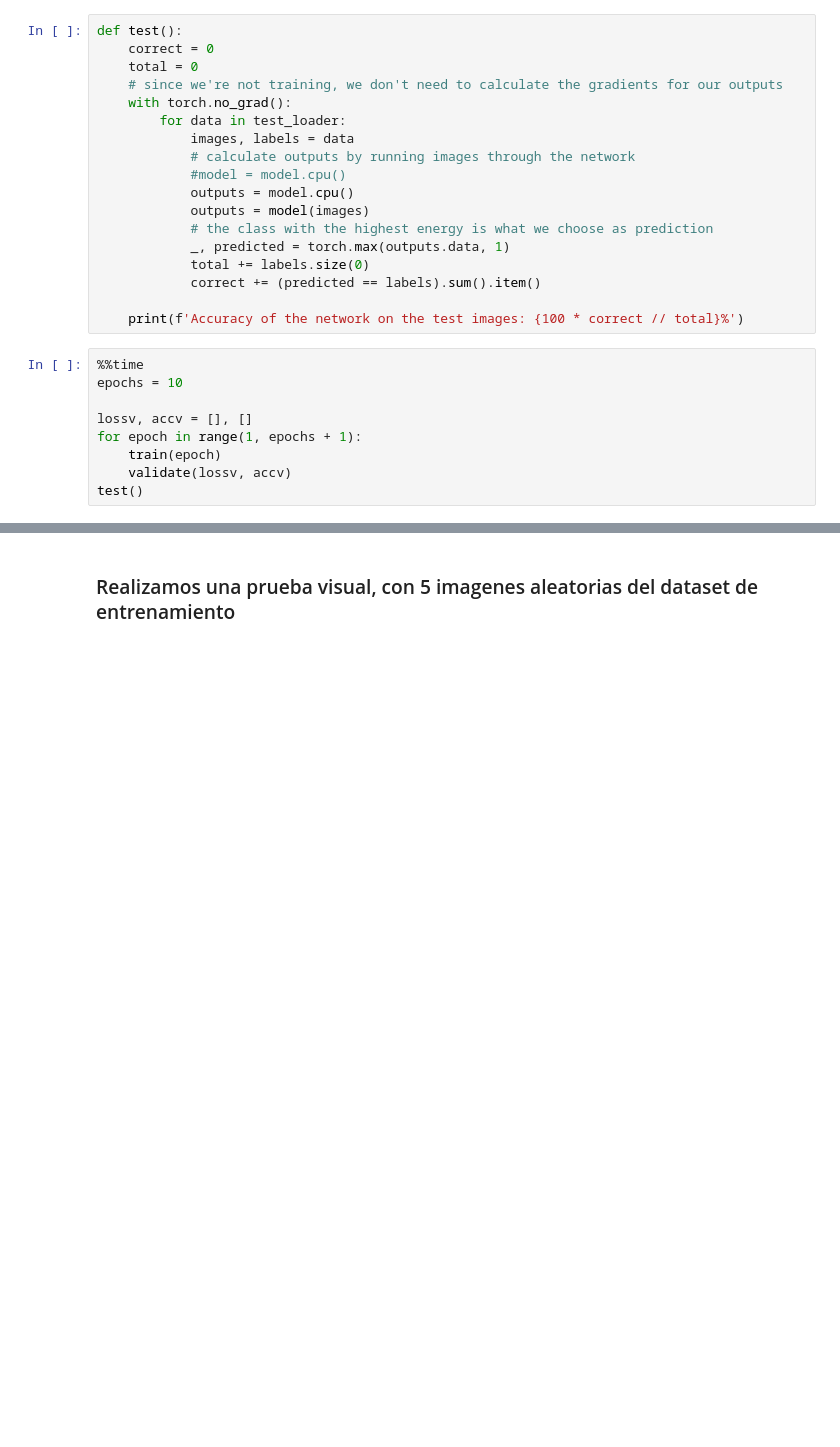
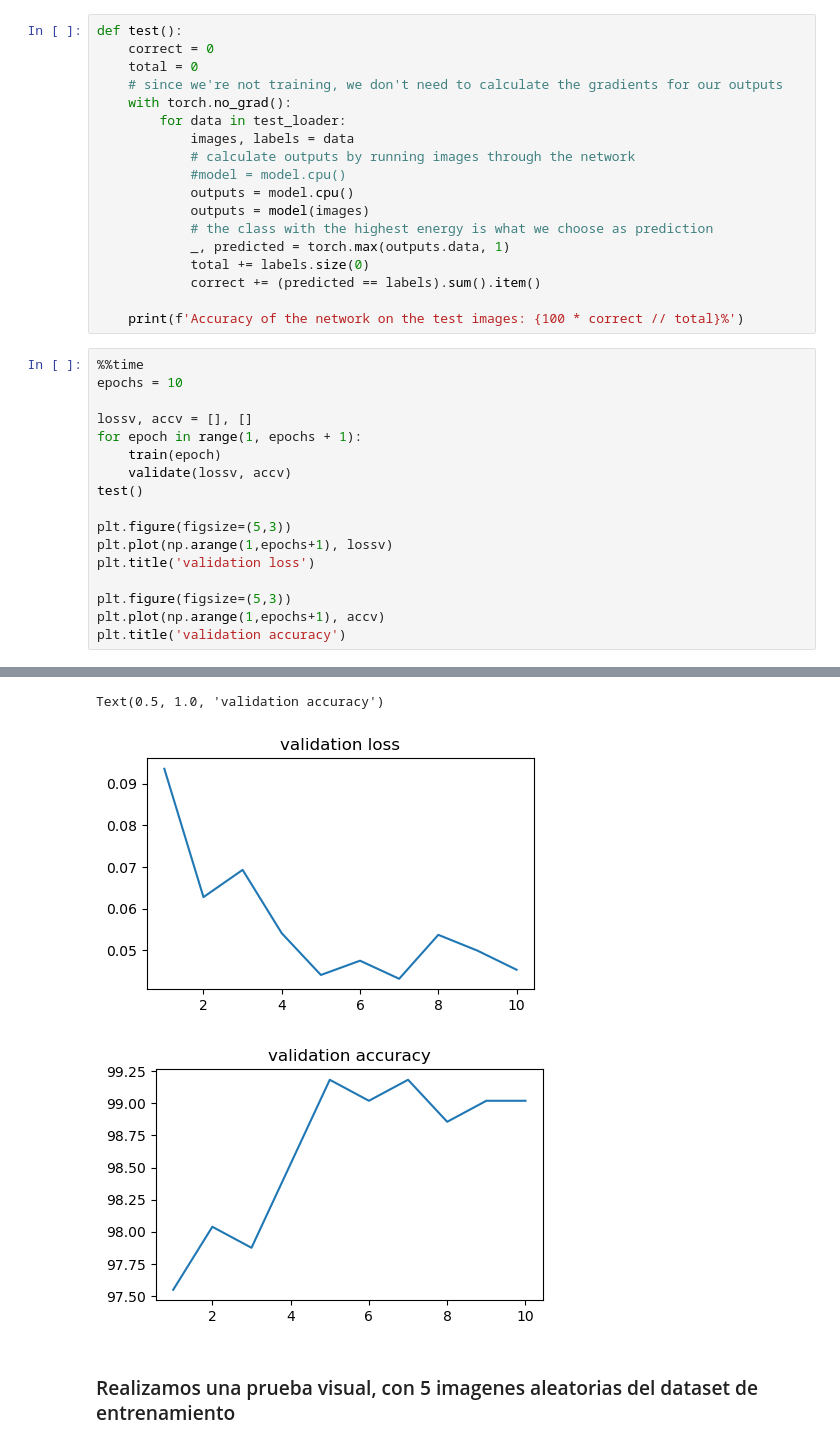
Before and after one commit to Jaalgue/Binary-Classifier-CNN, a Jupyter notebook: CNN.ipynb, the cells around one changed output, grey strips where cells are left out. Saved outputs shown, nothing was run; the diff lists cells and outputs as text; blank space fills up the shorter version.

```diff
--- a/CNN.ipynb
+++ b/CNN.ipynb
@@ -287,4 +358,12 @@ for epoch in range(1, epochs + 1):
     train(epoch)
     validate(lossv, accv)
 test()
+
+plt.figure(figsize=(5,3))
+plt.plot(np.arange(1,epochs+1), lossv)
+plt.title('validation loss')
+
+plt.figure(figsize=(5,3))
+plt.plot(np.arange(1,epochs+1), accv)
+plt.title('validation accuracy')
 # %% [output]
@@ -308,3 +387,6 @@ Wall time: 3min 7s
+Text(0.5, 1.0, 'validation accuracy')
+[figure, added]
+[figure, added]
 # %% [markdown]
 ### Realizamos una prueba visual, con 5 imagenes aleatorias del dataset de entrenamiento
 # %%
```
Also changed, not shown: parts of 9 cells of this notebook.
